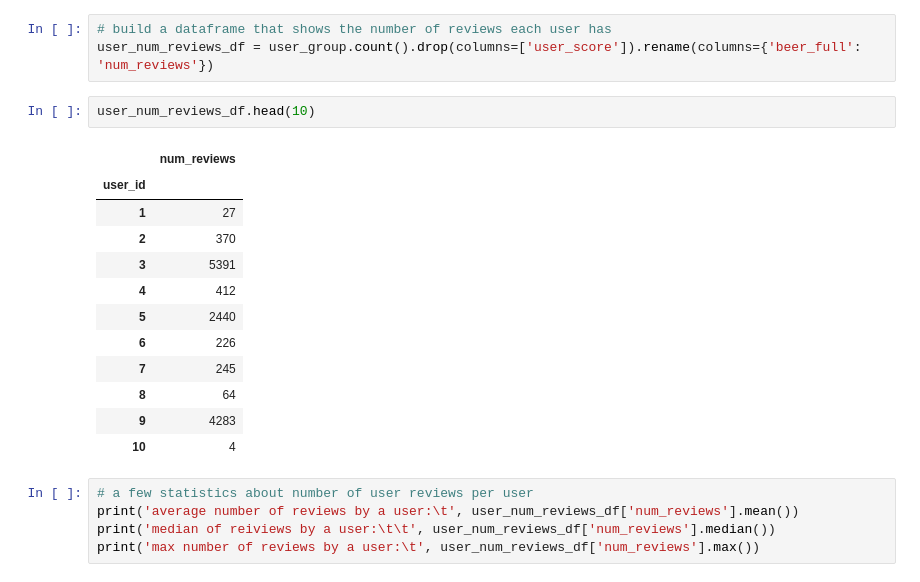
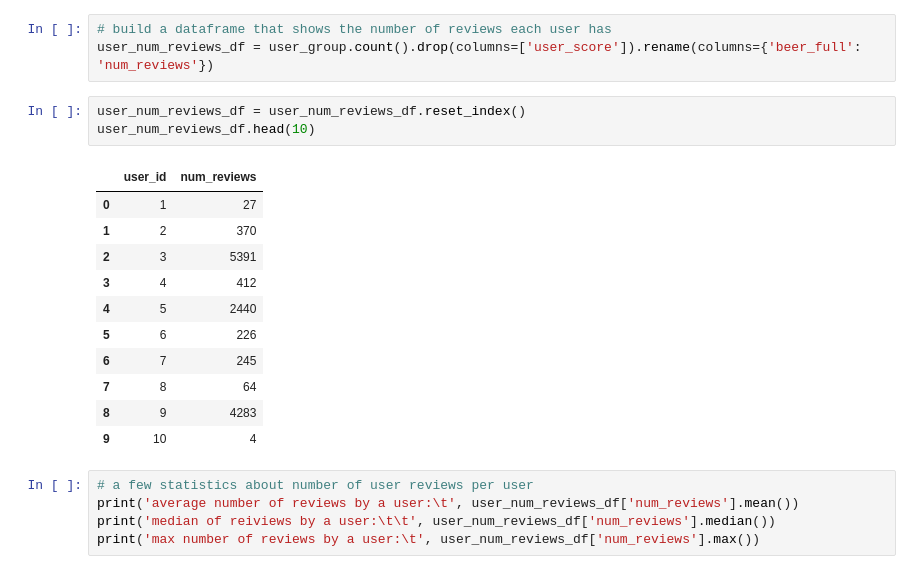
Before and after one commit to BT-VT/beer_recommender, a Jupyter notebook: initial_beer_data_inquiry.ipynb, the cells around one changed output. Saved outputs shown, nothing was run; the diff lists cells and outputs as text.

```diff
--- a/initial_beer_data_inquiry.ipynb
+++ b/initial_beer_data_inquiry.ipynb
@@ -54,20 +54,20 @@ user_group = df_orig.groupby('user_id')
 # build a dataframe that shows the number of reviews each user has
 user_num_reviews_df = user_group.count().drop(columns=['user_score']).rename(columns={'beer_full': 'num_reviews'})
 # %%
+user_num_reviews_df = user_num_reviews_df.reset_index()
 user_num_reviews_df.head(10)
 # %% [output]
-|  | num_reviews |
-| user_id |  |
-| 1 | 27 |
-| 2 | 370 |
-| 3 | 5391 |
-| 4 | 412 |
-| 5 | 2440 |
-| 6 | 226 |
-| 7 | 245 |
-| 8 | 64 |
-| 9 | 4283 |
-| 10 | 4 |
+|  | user_id | num_reviews |
+| 0 | 1 | 27 |
+| 1 | 2 | 370 |
+| 2 | 3 | 5391 |
+| 3 | 4 | 412 |
+| 4 | 5 | 2440 |
+| 5 | 6 | 226 |
+| 6 | 7 | 245 |
+| 7 | 8 | 64 |
+| 8 | 9 | 4283 |
+| 9 | 10 | 4 |
 # %%
 # a few statistics about number of user reviews per user
 print('average number of reviews by a user:\t', user_num_reviews_df['num_reviews'].mean())
```
Also changed, not shown: parts of 12 cells of this notebook, 3 other files.
